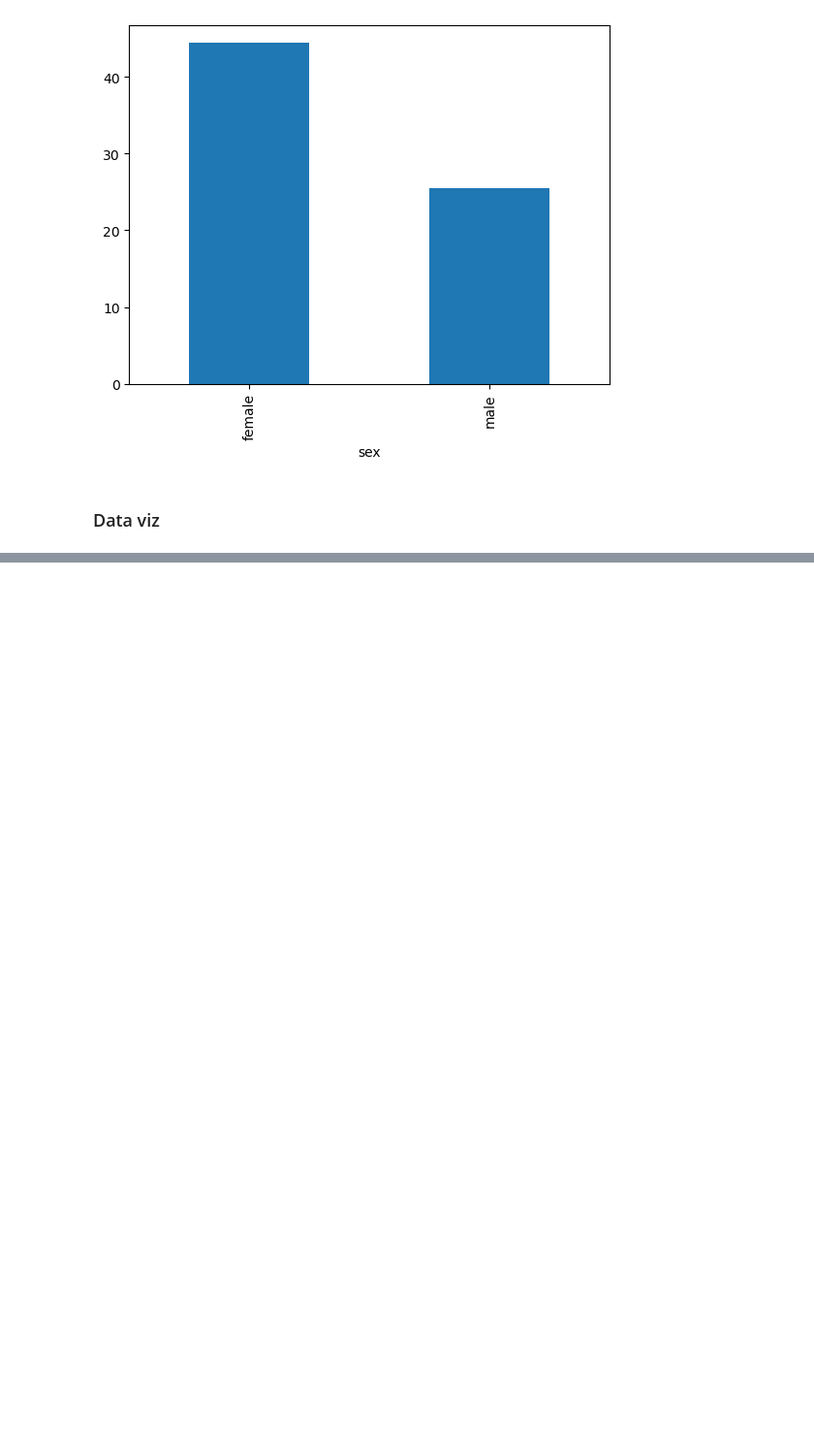
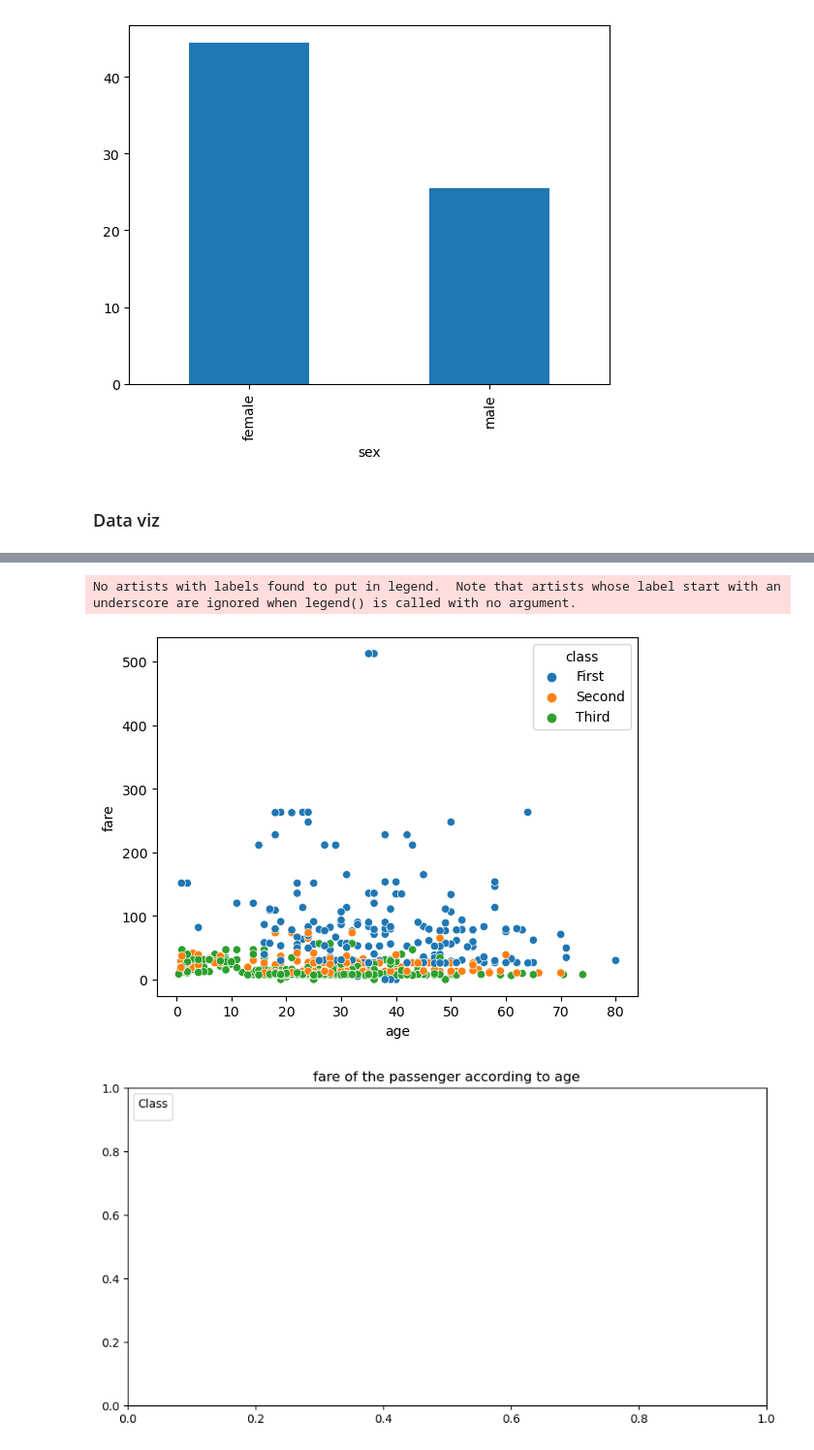
Before and after one commit to MadeehaTassadaq/python_basics, a Jupyter notebook: 06_data_visualization.ipynb, the cells around one changed output, grey strips where cells are left out. Shown at 97% size. Cells and saved outputs as stored; diff of their text form; code cells hidden in the pictures; blank space fills up the shorter version.

```diff
--- a/06_data_visualization.ipynb
+++ b/06_data_visualization.ipynb
@@ -17,0 +46,13 @@ import pandas as pandas
+# %%
+# sactter plot
+sns.scatterplot(data=df, x="age", y="fare",hue="class")
+plt.figure(figsize=(10,5))
+plt.title("fare of the passenger according to age")
+plt.legend(loc="upper left", title="Class")
+plt.xlabel="Age"
+plt.ylabel="Fare"
+plt.savefig("./output/fare according to age.png")
+# %% [output]
+No artists with labels found to put in legend.  Note that artists whose label start with an underscore are ignored when legend() is called with no argument.
+[figure, added]
+[figure, added]
```
Also changed, not shown: parts of 13 cells of this notebook, 8 other files.
